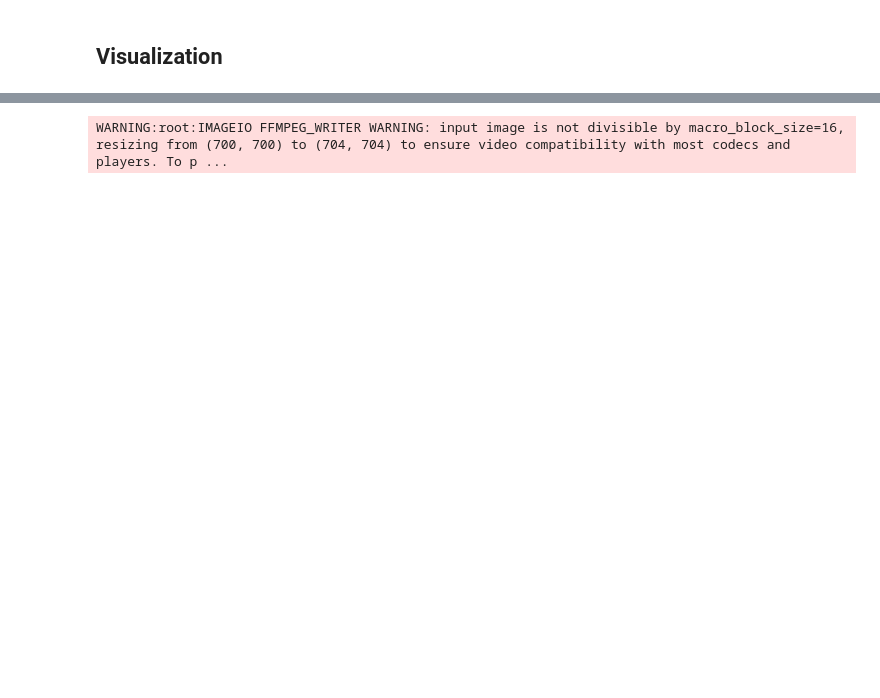
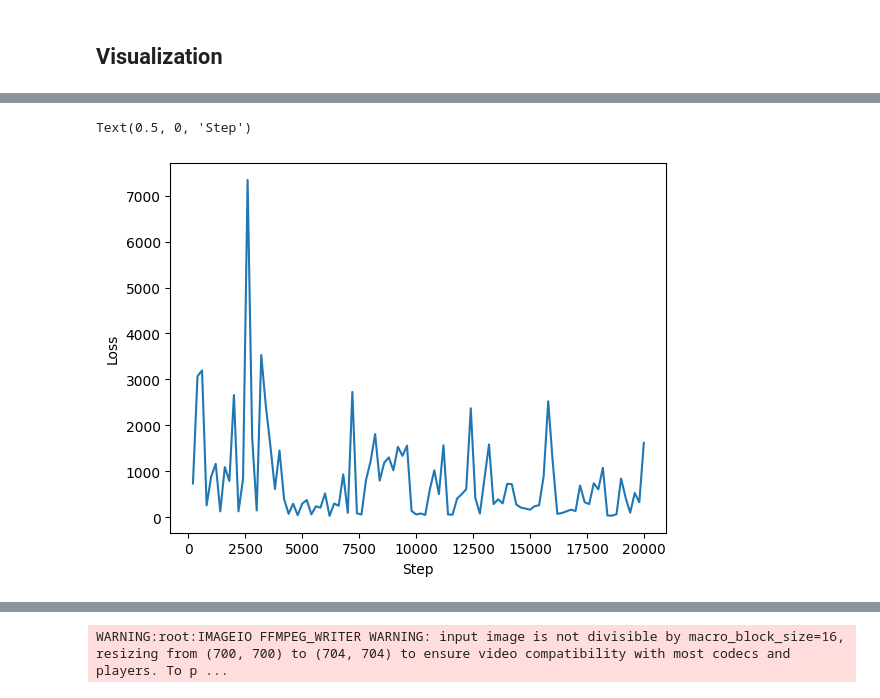
Before and after one commit to AndreNasci/tf-maze-drone, a Jupyter notebook: droneMaze-tfagents.ipynb, the cells around one changed output, grey strips where cells are left out. Cells and saved outputs as stored; diff of their text form; code cells hidden in the pictures; blank space fills up the shorter version.

```diff
--- a/droneMaze-tfagents.ipynb
+++ b/droneMaze-tfagents.ipynb
@@ -375,0 +396,7 @@ Text(0.5, 0, 'Iterations')
+# %%
+plt.plot(step_log, loss_log)
+plt.ylabel('Loss')
+plt.xlabel('Step')
+# %% [output]
+Text(0.5, 0, 'Step')
+[figure, added]
```
Also changed, not shown: parts of 23 cells of this notebook, 15 other files.
